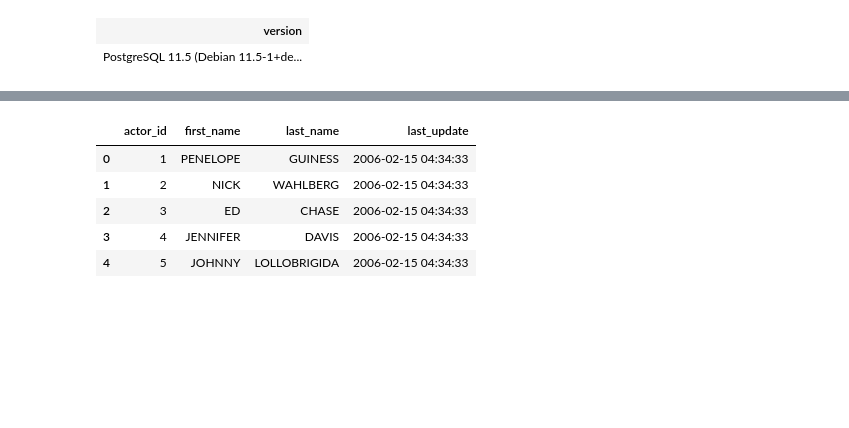
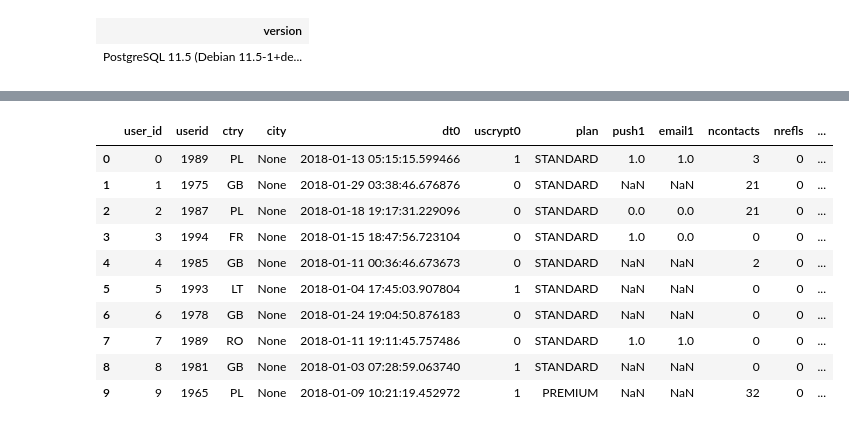
Before and after one commit to eepgwde/pyeg0, a Jupyter notebook: rvlt0/pgsql.ipynb, the cells around one changed output, grey strips where cells are left out. Cells and saved outputs as stored; diff of their text form; code cells hidden in the pictures; blank space fills up the shorter version.

```diff
--- a/rvlt0/pgsql.ipynb
+++ b/rvlt0/pgsql.ipynb
@@ -34,0 +39,3 @@ tbl0 = 'actor'
+# %%
+ntbl0 = 'users'
+ftbl0 = 'cache/in/users.csv2'
@@ -35,2 +114,15 @@ tbl0 = 'actor'
 # %%
-df0 = pd.read_sql_query("SELECT * FROM %s;" % tbl0, engine)
+tbl0 = pd.read_sql_query("SELECT * FROM %s;" % ntbl0, engine)
+tbl0
+# %% [output]
+|  | user_id | userid | ctry | city | dt0 | uscrypt0 | plan | push1 | email1 | ncontacts | nrefls | ... |
+| 0 | 0 | 1989 | PL | None | 2018-01-13 05:15:15.599466 | 1 | STANDARD | 1.0 | 1.0 | 3 | 0 | ... |
+| 1 | 1 | 1975 | GB | None | 2018-01-29 03:38:46.676876 | 0 | STANDARD | NaN | NaN | 21 | 0 | ... |
+| 2 | 2 | 1987 | PL | None | 2018-01-18 19:17:31.229096 | 0 | STANDARD | 0.0 | 0.0 | 21 | 0 | ... |
+| 3 | 3 | 1994 | FR | None | 2018-01-15 18:47:56.723104 | 0 | STANDARD | 1.0 | 0.0 | 0 | 0 | ... |
+| 4 | 4 | 1985 | GB | None | 2018-01-11 00:36:46.673673 | 0 | STANDARD | NaN | NaN | 2 | 0 | ... |
+| 5 | 5 | 1993 | LT | None | 2018-01-04 17:45:03.907804 | 1 | STANDARD | NaN | NaN | 0 | 0 | ... |
+| 6 | 6 | 1978 | GB | None | 2018-01-24 19:04:50.876183 | 0 | STANDARD | NaN | NaN | 0 | 0 | ... |
+| 7 | 7 | 1989 | RO | None | 2018-01-11 19:11:45.757486 | 0 | STANDARD | 1.0 | 1.0 | 0 | 0 | ... |
+| 8 | 8 | 1981 | GB | None | 2018-01-03 07:28:59.063740 | 1 | STANDARD | NaN | NaN | 0 | 0 | ... |
+| 9 | 9 | 1965 | PL | None | 2018-01-09 10:21:19.452972 | 1 | PREMIUM | NaN | NaN | 32 | 0 | ... |
@@ -39,9 +128,0 @@ df0 = pd.read_sql_table(tbl0, engine)
-# %%
-df0.head()
-# %% [output]
-|  | actor_id | first_name | last_name | last_update |
-| 0 | 1 | PENELOPE | GUINESS | 2006-02-15 04:34:33 |
-| 1 | 2 | NICK | WAHLBERG | 2006-02-15 04:34:33 |
-| 2 | 3 | ED | CHASE | 2006-02-15 04:34:33 |
-| 3 | 4 | JENNIFER | DAVIS | 2006-02-15 04:34:33 |
-| 4 | 5 | JOHNNY | LOLLOBRIGIDA | 2006-02-15 04:34:33 |
```
Also changed, not shown: parts of 21 cells of this notebook, 3 other files.
